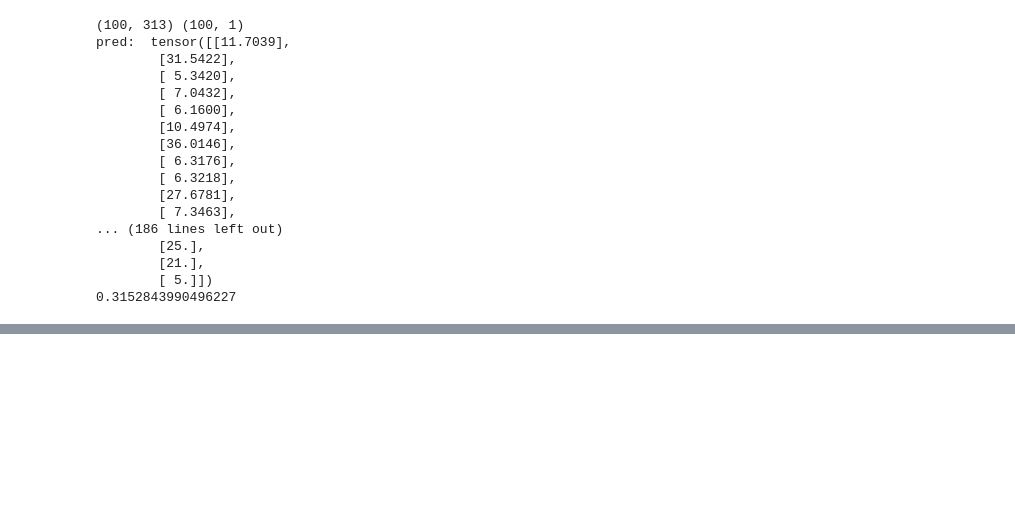
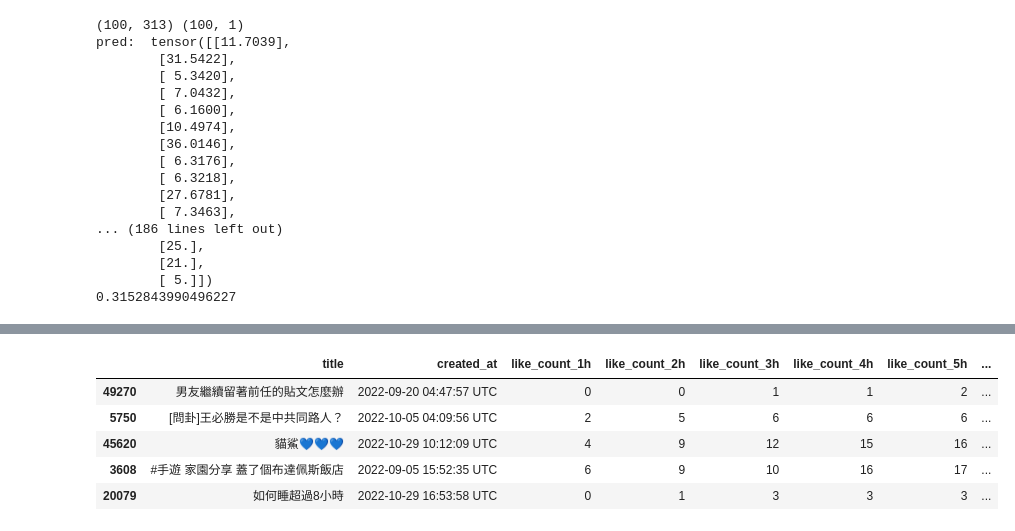
Before and after one commit to wazenmai/Guess_Like_Count_24h, a Jupyter notebook: Hope.ipynb, the cells around one changed output, grey strips where cells are left out. Saved outputs shown, nothing was run; the diff lists cells and outputs as text; code cells hidden in the pictures; blank space fills up the shorter version.

```diff
--- a/Hope.ipynb
+++ b/Hope.ipynb
@@ -607,0 +618,9 @@ pred:  tensor([[11.7039],
+# %%
+sample.head(5)
+# %% [output]
+|  | title | created_at | like_count_1h | like_count_2h | like_count_3h | like_count_4h | like_count_5h | ... |
+| 49270 | 男友繼續留著前任的貼文怎麼辦 | 2022-09-20 04:47:57 UTC | 0 | 0 | 1 | 1 | 2 | ... |
+| 5750 | [問卦]王必勝是不是中共同路人？ | 2022-10-05 04:09:56 UTC | 2 | 5 | 6 | 6 | 6 | ... |
+| 45620 | 貓鯊💙💙💙 | 2022-10-29 10:12:09 UTC | 4 | 9 | 12 | 15 | 16 | ... |
+| 3608 | #手遊 家園分享 蓋了個布達佩斯飯店 | 2022-09-05 15:52:35 UTC | 6 | 9 | 10 | 16 | 17 | ... |
+| 20079 | 如何睡超過8小時 | 2022-10-29 16:53:58 UTC | 0 | 1 | 3 | 3 | 3 | ... |
```
Also changed, not shown: parts of 10 cells of this notebook, 11 other files.
